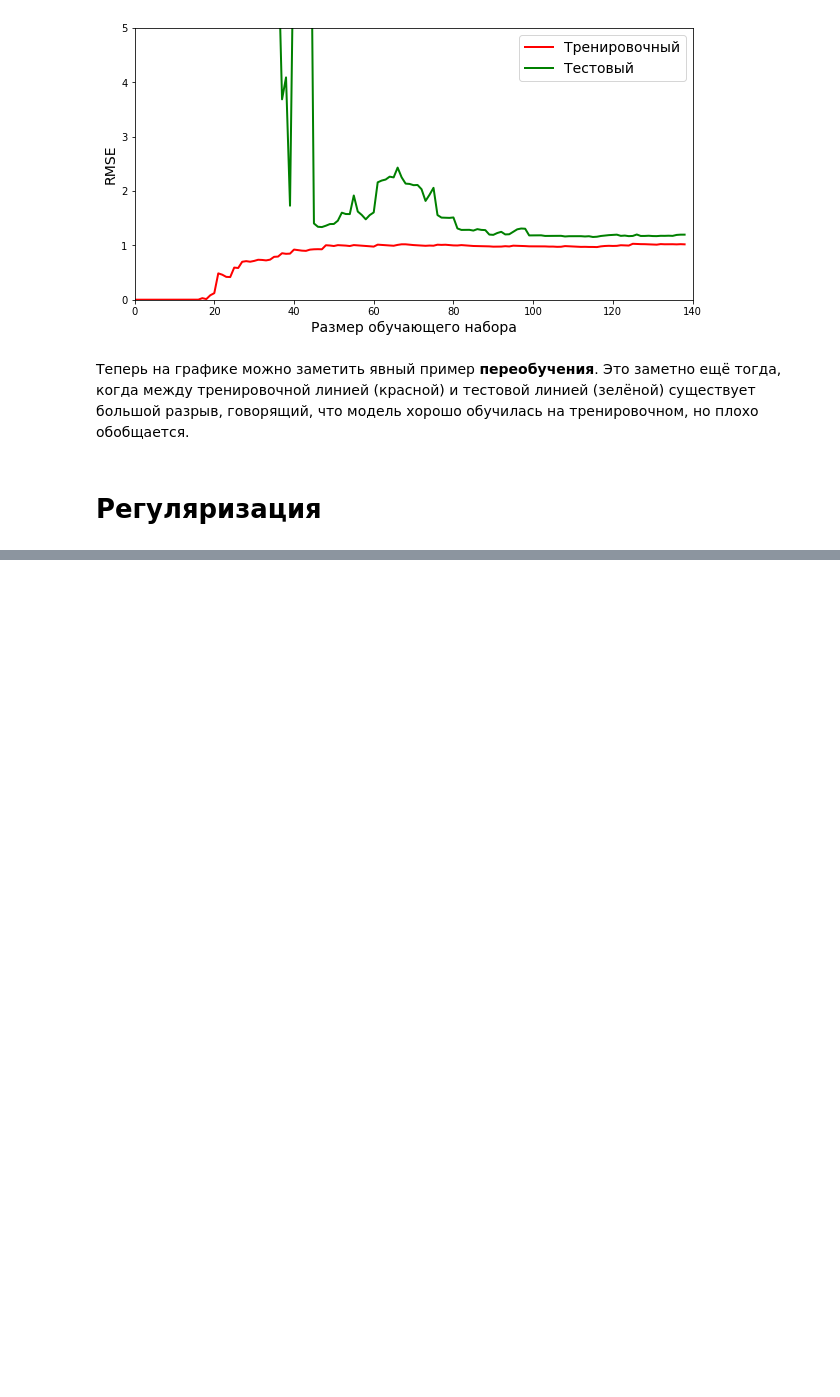
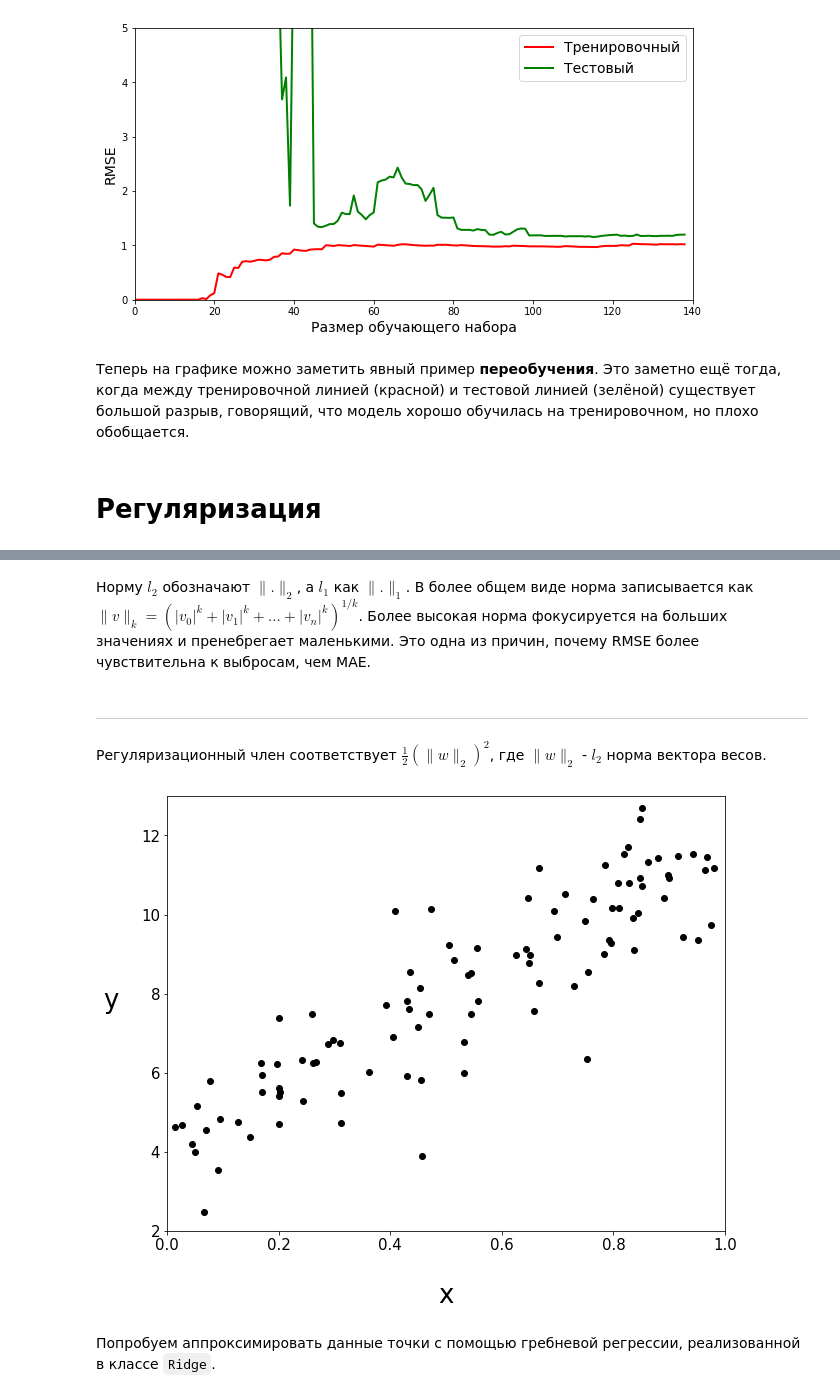
Before and after one commit to Lpshkn/Tutors, a Jupyter notebook: Practice/Linear Regression/Linear Regression.ipynb, the cells around one changed output, grey strips where cells are left out. Saved outputs shown, nothing was run; the diff lists cells and outputs as text; code cells hidden in the pictures; blank space fills up the shorter version.

Commit message:
Add description of Ridge regression

```diff
--- a/Practice/Linear Regression/Linear Regression.ipynb
+++ b/Practice/Linear Regression/Linear Regression.ipynb
@@ -384,0 +404,23 @@ learning_curves(polynomial_regression, X, y)
+# %% [markdown]
+Норму $l_2$ обозначают $\|.\|_2$, а $l_1$ как $\|.\|_1$. В более общем виде норма записывается как $\|v\|_k = (|v_0|^k+|v_1|^k+...+|v_n|^k)^{1/k}$. Более высокая норма фокусируется на больших значениях и пренебрегает маленькими. Это одна из причин, почему RMSE более чувствительна к выбросам, чем MAE.
+# %% [markdown]
+_____________________________________________
+# %% [markdown]
+Регуляризационный член соответствует $\frac12(\|w\|_{2})^2$, где $\|w\|_{2}$ - $l_2$ норма вектора весов.
+# %%
+count = 100
+X = np.random.rand(count, 1)
+y = 4 + 8 * X + np.random.randn(count, 1)
+# %%
+plt.figure(figsize=(10, 8))
+plt.scatter(X, y, c='k')
+plt.xlabel('x', fontsize=26, labelpad=30)
+plt.ylabel('y', fontsize=26, rotation=0, labelpad=30)
+plt.axis([0, 1, 2, 13])
+ax = plt.gca()
+ax.tick_params(labelsize=15)
+plt.show()
+# %% [output]
+[figure, added]
+# %% [markdown]
+Попробуем аппроксимировать данные точки с помощью гребневой регрессии, реализованной в классе `Ridge`.
```
Also changed, not shown: parts of 16 cells of this notebook.
